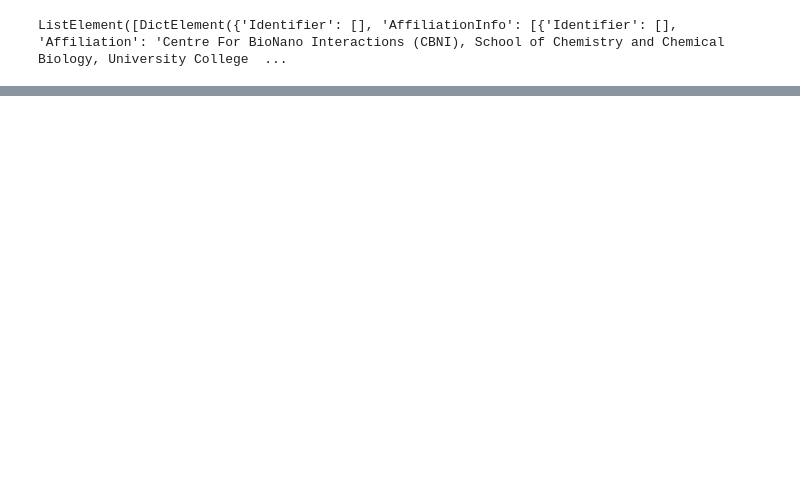
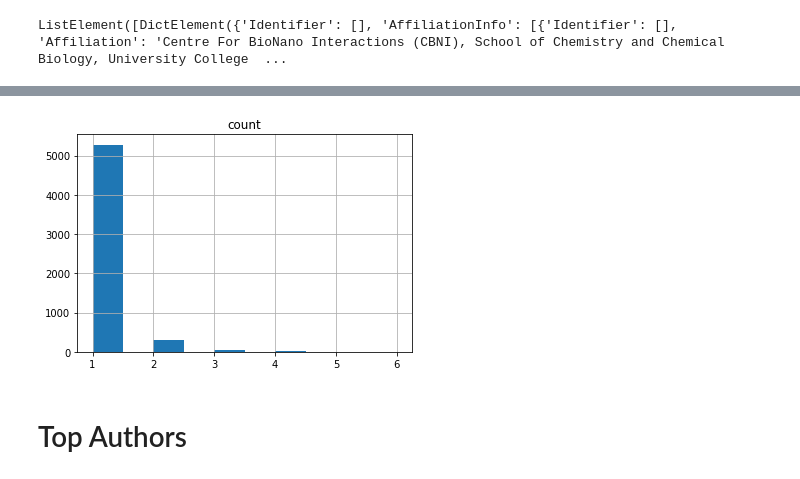
Before and after one commit to junswj/paper_start, a Jupyter notebook: paper_get.ipynb, the cells around one changed output, grey strips where cells are left out. Drawn from its saved outputs; the diff is of its cells as text; code cells hidden in the pictures; blank space fills up the shorter version.

```diff
--- a/paper_get.ipynb
+++ b/paper_get.ipynb
@@ -10,7 +9,7 @@ def search(query):
     Entrez.email = 'sxxize@gmail.com'
     handle = Entrez.esearch(db='pubmed',
                             sort='relevance',
-                            retmax='5',
+                            retmax='1000',
                             retmode='xml',
                             term=query)
     results = Entrez.read(handle)
@@ -89,4 +89,4 @@ len(paper_author_lst)
 # %%
 dfs=[pd.DataFrame(paper_author_lst[i]) for i in range(len(paper_author_lst))]
 # %%
-pd.concat(dfs, axis=0)
+names_dfs=pd.concat(dfs, axis=0, sort=True )
@@ -110,0 +102,8 @@ pd.concat(dfs, axis=0)
+# %%
+author_count_df=names_dfs[['ForeName', 'LastName']].groupby(['ForeName', 'LastName']).size().reset_index(name='count').sort_values(by='count', ascending=False)
+# %%
+author_count_df.hist();
+# %% [output]
+[figure, added]
+# %% [markdown]
+# Top Authors
```
Also changed, not shown: parts of 29 cells of this notebook.
